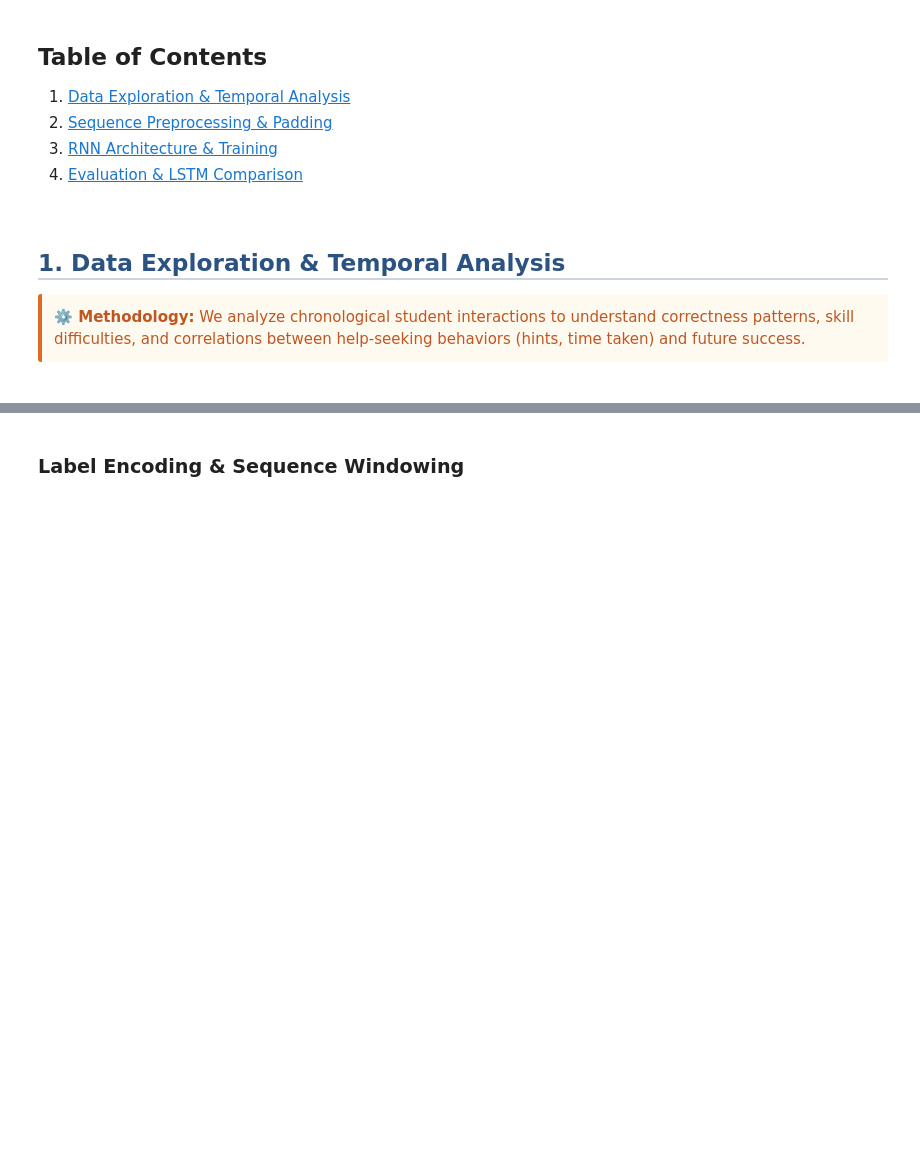
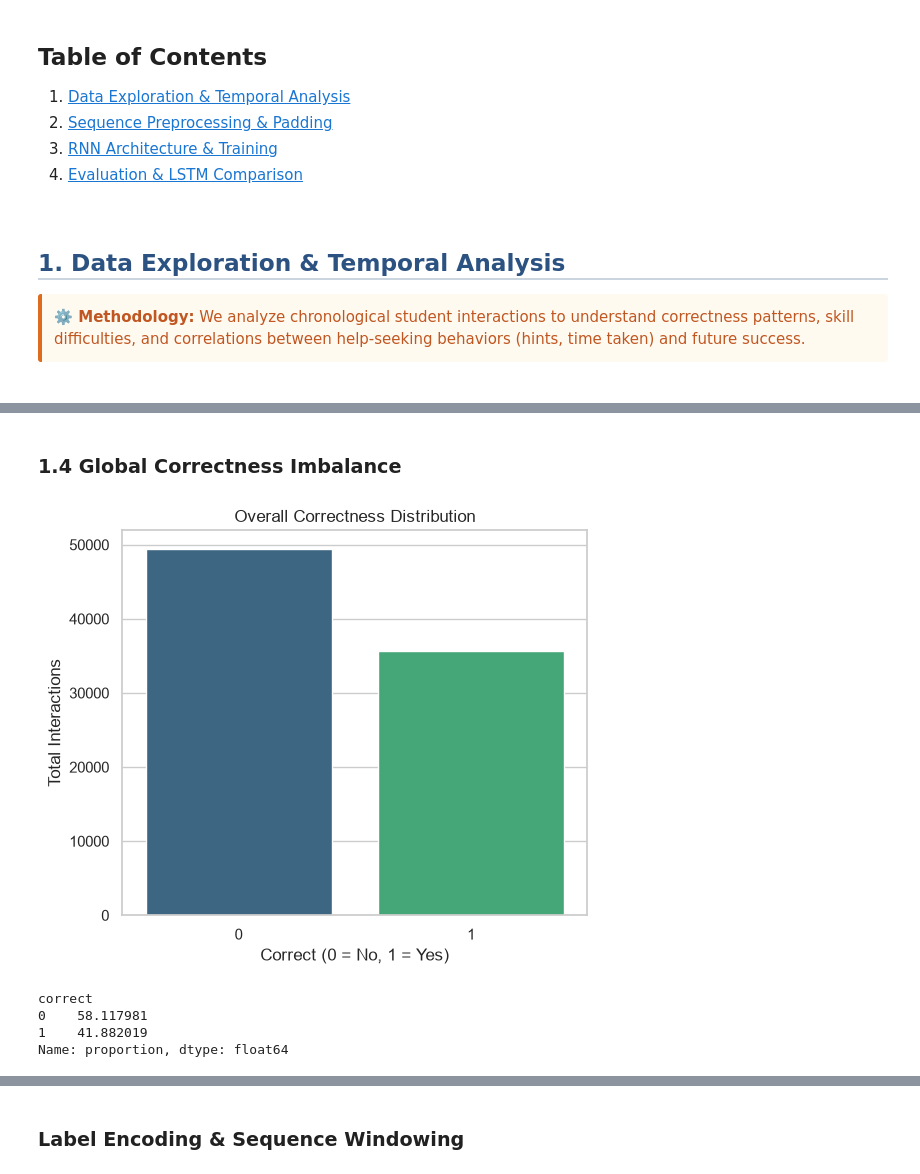
Before and after one commit to Parsa-Saeednia/UT-DataScience-Spring2026, a Jupyter notebook: Assignments/CA4/03_RNN_LSTM_Knowledge_Tracing.ipynb, the cells around one changed output, grey strips where cells are left out. Drawn from its saved outputs; the diff is of its cells as text; code cells hidden in the pictures; blank space fills up the shorter version.

```diff
--- a/Assignments/CA4/03_RNN_LSTM_Knowledge_Tracing.ipynb
+++ b/Assignments/CA4/03_RNN_LSTM_Knowledge_Tracing.ipynb
@@ -38,0 +102,17 @@
+# %% [markdown]
+### 1.4 Global Correctness Imbalance
+# %%
+plt.figure(figsize=(6, 5))
+sns.countplot(data=df, x='correct', hue='correct', palette='viridis', legend=False)
+plt.title('Overall Correctness Distribution')
+plt.xlabel('Correct (0 = No, 1 = Yes)')
+plt.ylabel('Total Interactions')
+plt.show()
+
+display(df['correct'].value_counts(normalize=True) * 100)
+# %% [output]
+[figure, added]
+correct
+0    58.117981
+1    41.882019
+Name: proportion, dtype: float64
```
Also changed, not shown: parts of 22 cells of this notebook.
